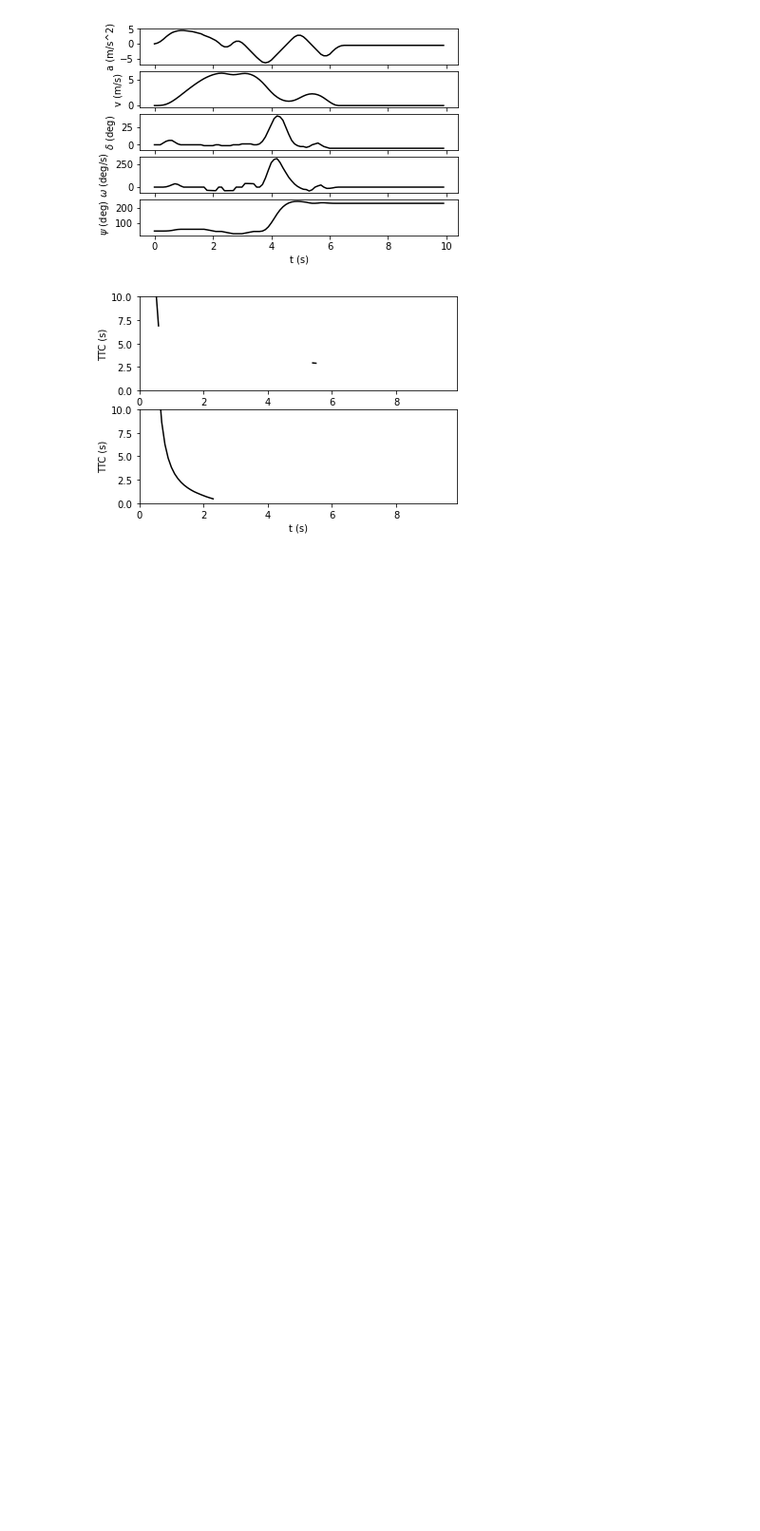
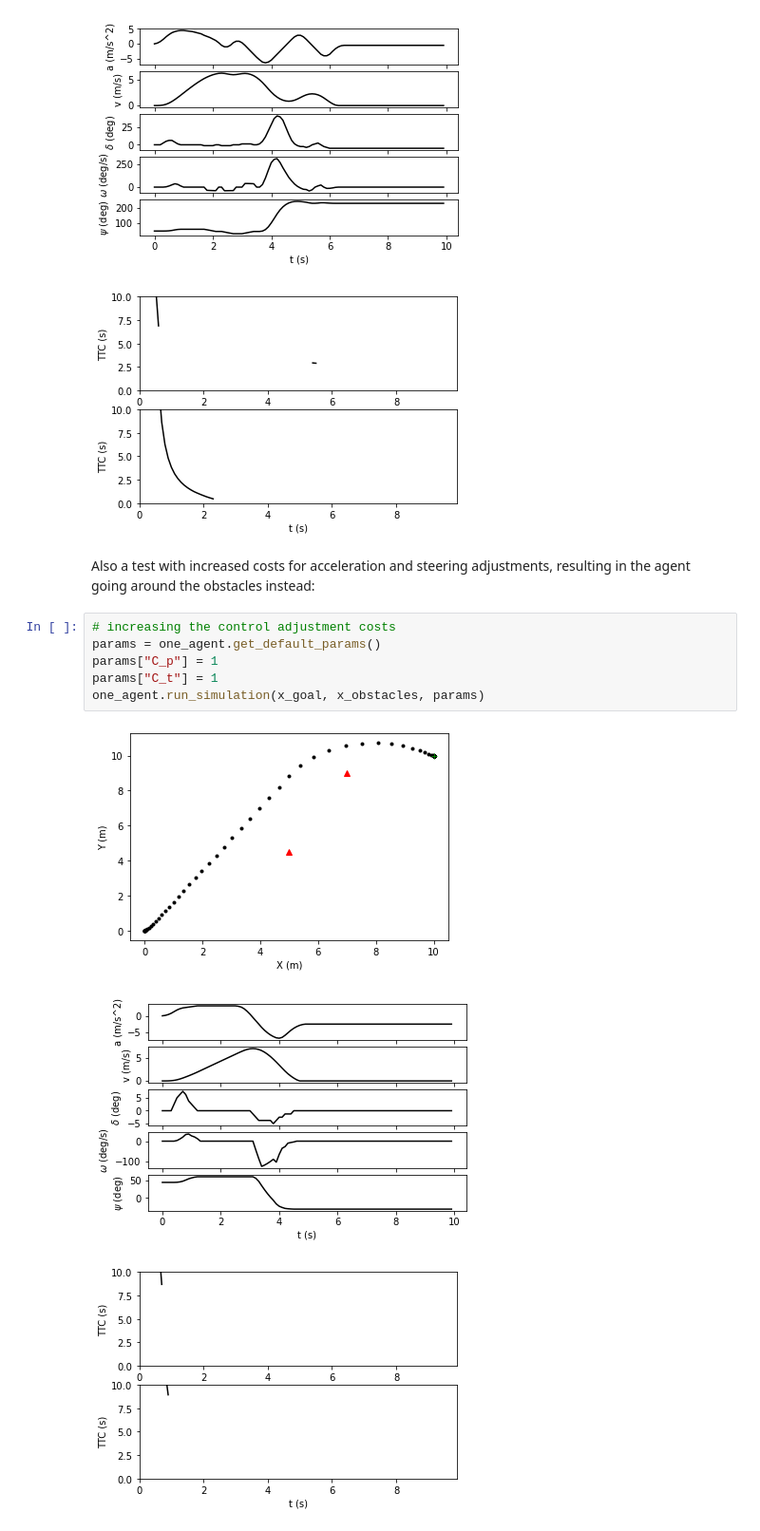
Before and after one commit to gmarkkula/COMMOTIONSFramework, a Jupyter notebook: acceleration ctrl tests/Acceleration control tests.ipynb, the cells around one changed output. Shown at 95% size. Drawn from its saved outputs; the diff is of its cells as text; blank space fills up the shorter version.

Commit message:
Another acceleration ctrl example + conclusions in notebook

```diff
--- a/acceleration ctrl tests/Acceleration control tests.ipynb
+++ b/acceleration ctrl tests/Acceleration control tests.ipynb
@@ -36,3 +36,15 @@ one_agent.run_simulation(x_goal, x_obstacles, params)
 [figure]
 [figure]
 [figure]
+# %% [markdown]
+Also a test with increased costs for acceleration and steering adjustments, resulting in the agent going around the obstacles instead:
+# %%
+# increasing the control adjustment costs
+params = one_agent.get_default_params()
+params["C_p"] = 1
+params["C_t"] = 1
+one_agent.run_simulation(x_goal, x_obstacles, params)
+# %% [output]
+[figure, added]
+[figure, added]
+[figure, added]
```
Also changed, not shown: parts of 2 cells of this notebook.
